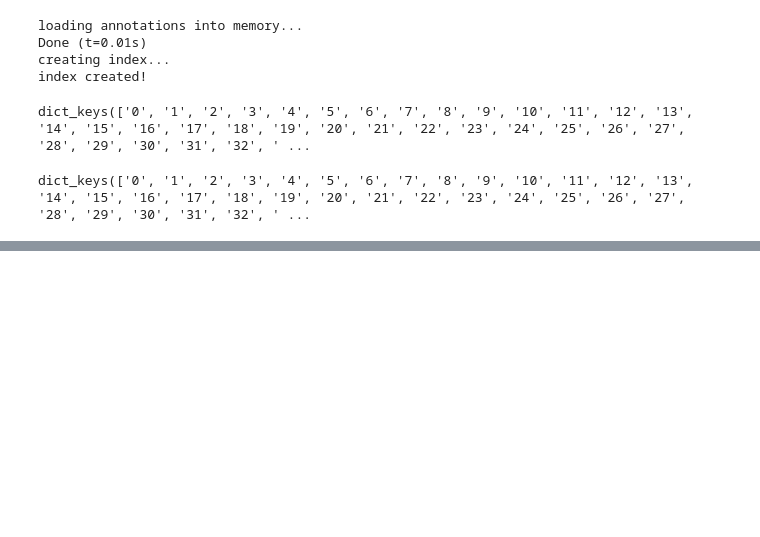
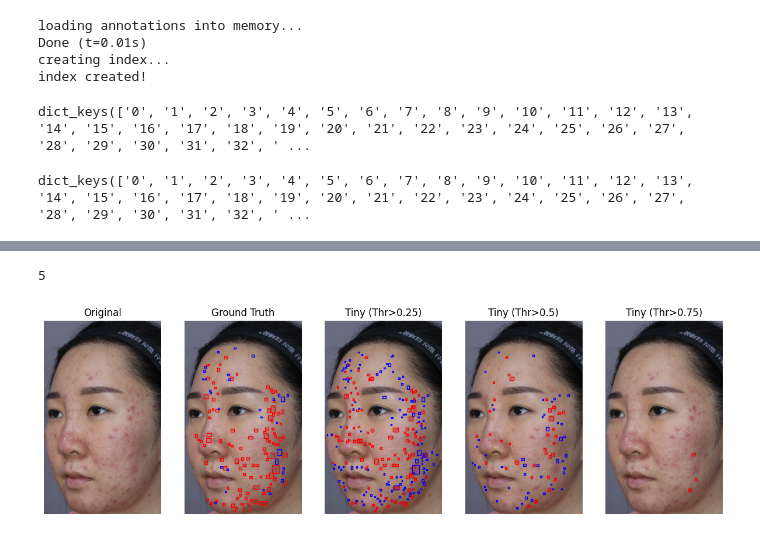
Before and after one commit to young221718/MODU, a Jupyter notebook: tools/inference_result.ipynb, the cells around one changed output, grey strips where cells are left out. Cells and saved outputs as stored; diff of their text form; code cells hidden in the pictures; blank space fills up the shorter version.

```diff
--- a/tools/inference_result.ipynb
+++ b/tools/inference_result.ipynb
@@ -69,2 +45,73 @@ colormap = {1: '#00FF00', 2:'#FF0000'}
 # %%
 i = 0
+# %%
+# Load and display a random image
+imgIds = gt_coco.getImgIds()
+img = gt_coco.loadImgs(imgIds[i])[0]
+
+# Load and display image from local path
+image_path = os.path.join('/workspace/chanyoung/data/cropped/multi_channel/images', img['file_name'])
+image = plt.imread(image_path)
+
+# Load and display instance annotations
+gt_anns = gt_coco.loadAnns(gt_coco.getAnnIds(imgIds=img['id'], iscrowd=None))
+print(img['id'])
+
+# Show annotations
+fig, (ax0, ax1, ax2, ax3, ax4) = plt.subplots(1, 5, figsize=(15, 10))
+
+ax0.imshow(image)
+ax0.set_title('Original')
+
+
+ax1.imshow(image)
+ax1.set_title('Ground Truth')
+for ann in gt_anns:
+    bbox = ann['bbox']
+    category_id = ann['category_id']
+    edgecolor = colormap.get(category_id, 'r')
+    # print(ann['category_id'], end=',')
+    rect = patches.Rectangle((bbox[0], bbox[1]), bbox[2], bbox[3], linewidth=1, edgecolor=edgecolor, facecolor='none')
+    ax1.add_patch(rect)
+
+pred_anns = get_pred_anns(pred2, img['id'], 0.25)
+ax2.imshow(image)
+ax2.set_title('Tiny (Thr>0.25)')
+for ann in pred_anns:
+    bbox = ann['bbox']
+    category_id = ann['category_id']
+    edgecolor = colormap.get(category_id, 'r')  # default to red if category_id not in color_map
+    rect = patches.Rectangle((bbox[0], bbox[1]), bbox[2], bbox[3], linewidth=1, edgecolor=edgecolor, facecolor='none')
+    ax2.add_patch(rect)
+
+pred_anns = get_pred_anns(pred3, img['id'], 0.5)
+ax3.imshow(image)
+ax3.set_title('Tiny (Thr>0.5)')
+for ann in pred_anns:
+    bbox = ann['bbox']
+    category_id = ann['category_id']
+    edgecolor = colormap.get(category_id, 'r')  # default to red if category_id not in color_map
+    rect = patches.Rectangle((bbox[0], bbox[1]), bbox[2], bbox[3], linewidth=1, edgecolor=edgecolor, facecolor='none')
+    ax3.add_patch(rect)
+
+pred_anns = get_pred_anns(pred3, img['id'], 0.75)
+ax4.imshow(image)
+ax4.set_title('Tiny (Thr>0.75)')
+for ann in pred_anns:
+    bbox = ann['bbox']
+    category_id = ann['category_id']
+    edgecolor = colormap.get(category_id, 'r')  # default to red if category_id not in color_map
+    rect = patches.Rectangle((bbox[0], bbox[1]), bbox[2], bbox[3], linewidth=1, edgecolor=edgecolor, facecolor='none')
+    ax4.add_patch(rect)
+
+ax0.axis('off')
+ax1.axis('off')
+ax2.axis('off')
+ax3.axis('off')
+ax4.axis('off')
+plt.show()
+
+i+=1
+# %% [output]
+5
+[figure, added]
```
Also changed, not shown: parts of 8 cells of this notebook, 28 other files.
